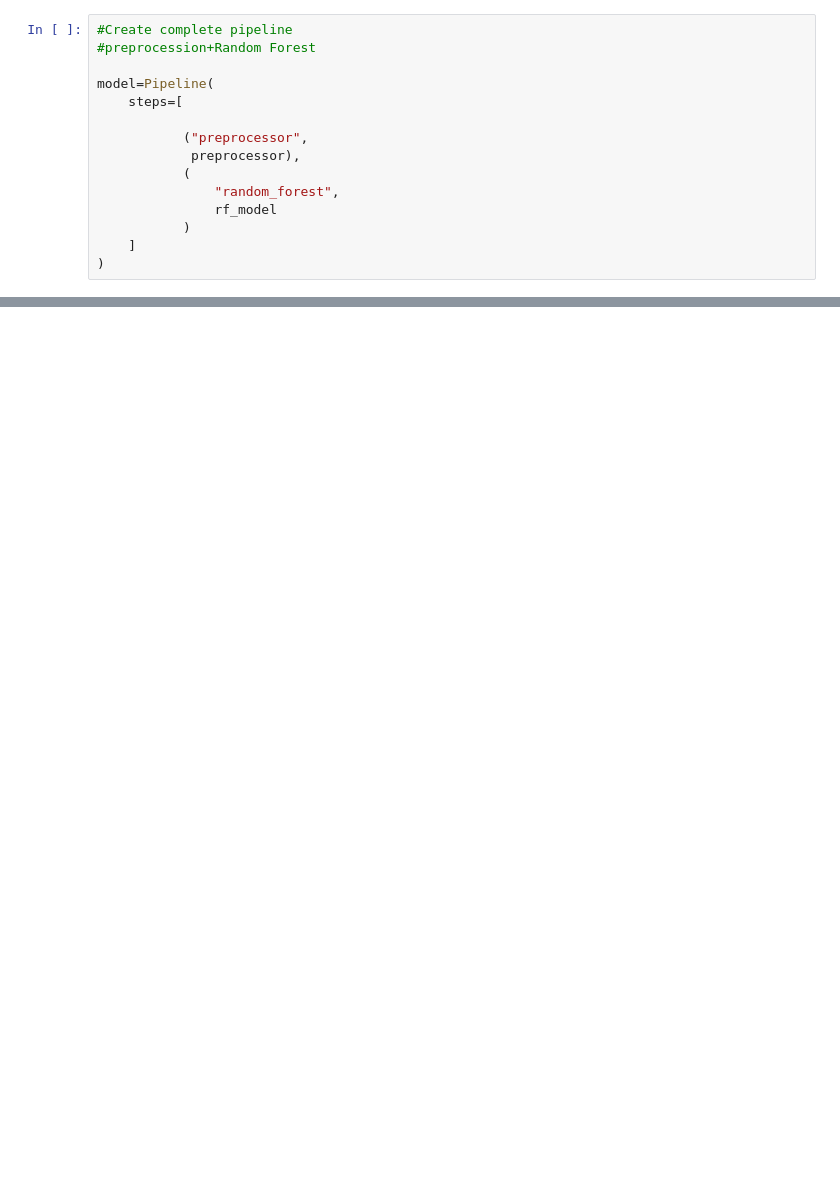
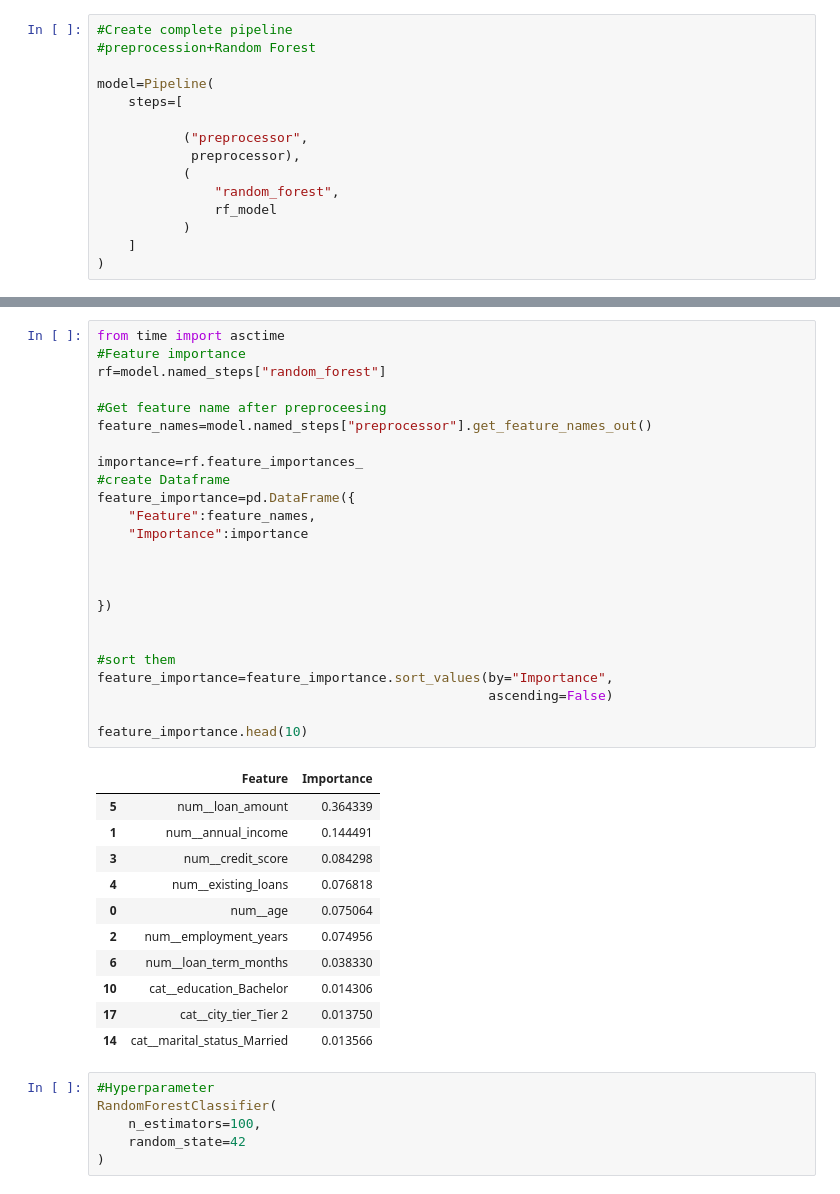
Before and after one commit to Manawariqbal/Data-science-code, a Jupyter notebook: Random_Forest_Implemenation.ipynb, the cells around one changed output, grey strips where cells are left out. Drawn from its saved outputs; the diff is of its cells as text; blank space fills up the shorter version.

```diff
--- a/Random_Forest_Implemenation.ipynb
+++ b/Random_Forest_Implemenation.ipynb
@@ -347,0 +406,42 @@ Pipeline(steps=[('preprocessor',
+# %%
+from time import asctime
+#Feature importance
+rf=model.named_steps["random_forest"]
+
+#Get feature name after preproceesing
+feature_names=model.named_steps["preprocessor"].get_feature_names_out()
+
+importance=rf.feature_importances_
+#create Dataframe
+feature_importance=pd.DataFrame({
+    "Feature":feature_names,
+    "Importance":importance
+
+
+
+})
+
+
+#sort them
+feature_importance=feature_importance.sort_values(by="Importance",
+                                                  ascending=False)
+
+feature_importance.head(10)
+# %% [output]
+|  | Feature | Importance |
+| 5 | num__loan_amount | 0.364339 |
+| 1 | num__annual_income | 0.144491 |
+| 3 | num__credit_score | 0.084298 |
+| 4 | num__existing_loans | 0.076818 |
+| 0 | num__age | 0.075064 |
+| 2 | num__employment_years | 0.074956 |
+| 6 | num__loan_term_months | 0.038330 |
+| 10 | cat__education_Bachelor | 0.014306 |
+| 17 | cat__city_tier_Tier 2 | 0.013750 |
+| 14 | cat__marital_status_Married | 0.013566 |
+# %%
+#Hyperparameter
+RandomForestClassifier(
+    n_estimators=100,
+    random_state=42
+)
```
Also changed, not shown: parts of 6 cells of this notebook.
